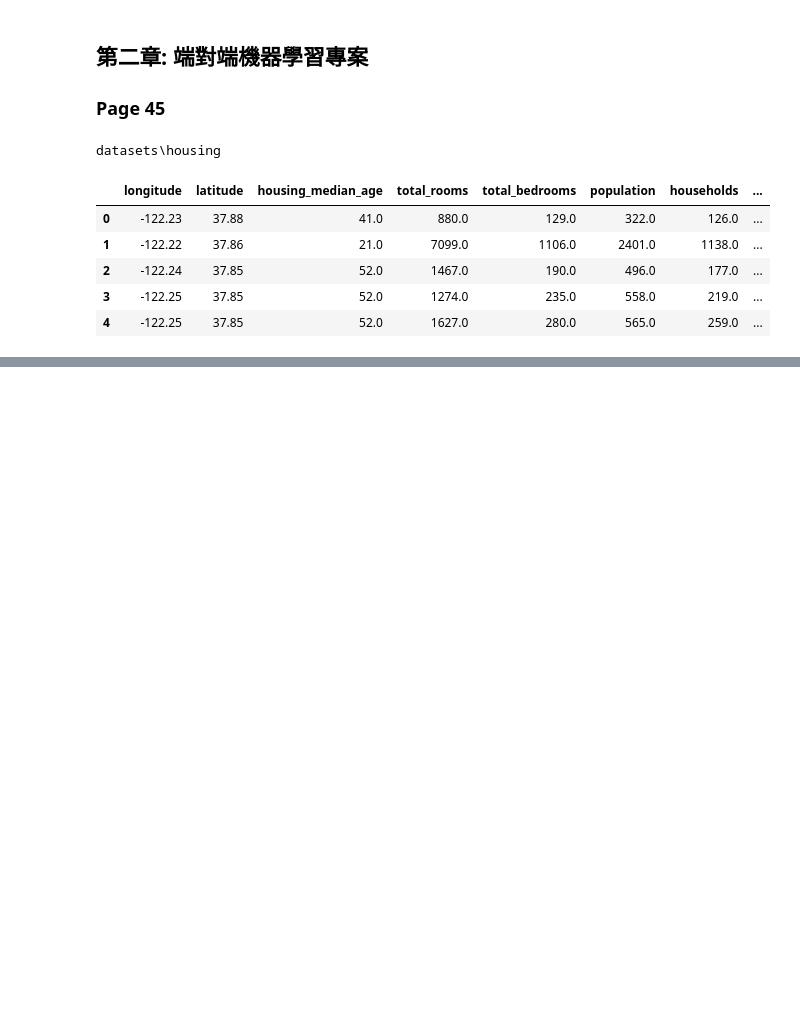
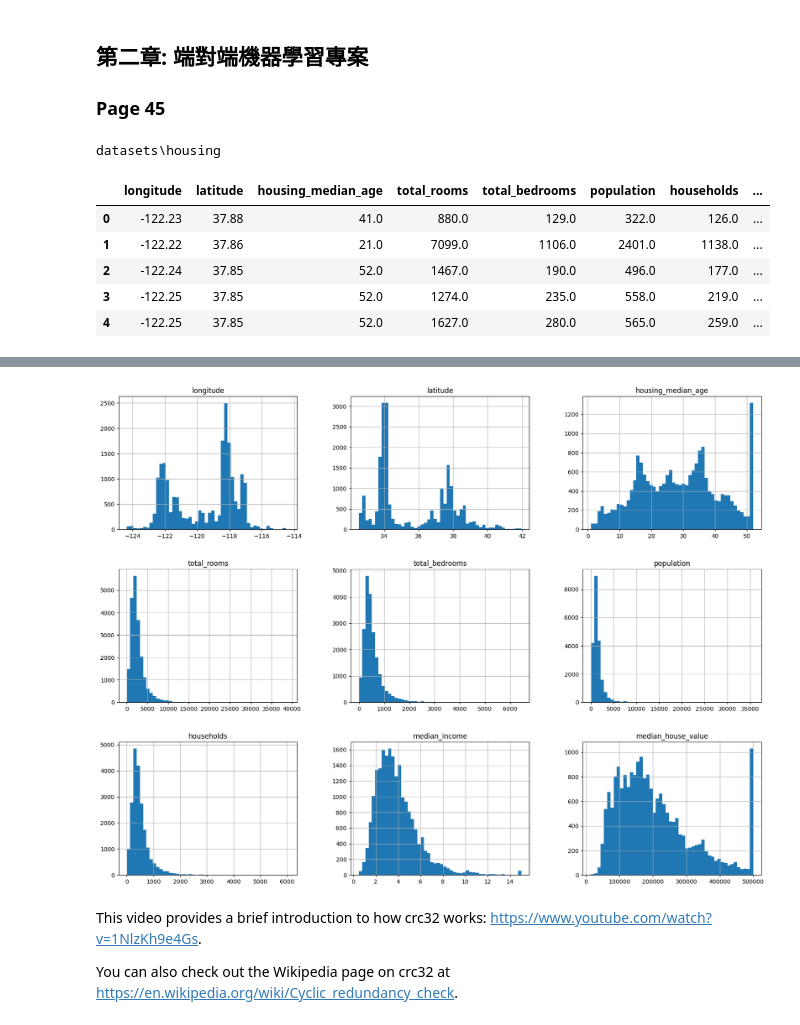
Before and after one commit to 109024503/handson_ml, a Jupyter notebook: Chapter 2.ipynb, the cells around one changed output, grey strips where cells are left out. Cells and saved outputs as stored; diff of their text form; code cells hidden in the pictures; blank space fills up the shorter version.

Commit message:
plot hisogram and train test split by crc32

```diff
--- a/Chapter 2.ipynb
+++ b/Chapter 2.ipynb
@@ -45,0 +88,6 @@ housing.head()
+# %%
+import matplotlib.pyplot as plt
+housing.hist(bins=50, figsize=(20,15))
+plt.show()
+# %% [output]
+[figure, added]
@@ -45,0 +99,4 @@ housing.head()
+# %% [markdown]
+This video provides a brief introduction to how crc32 works: https://www.youtube.com/watch?v=1NlzKh9e4Gs.
+
+You can also check out the Wikipedia page on crc32 at https://en.wikipedia.org/wiki/Cyclic_redundancy_check.
```
Also changed, not shown: parts of 5 cells of this notebook.
